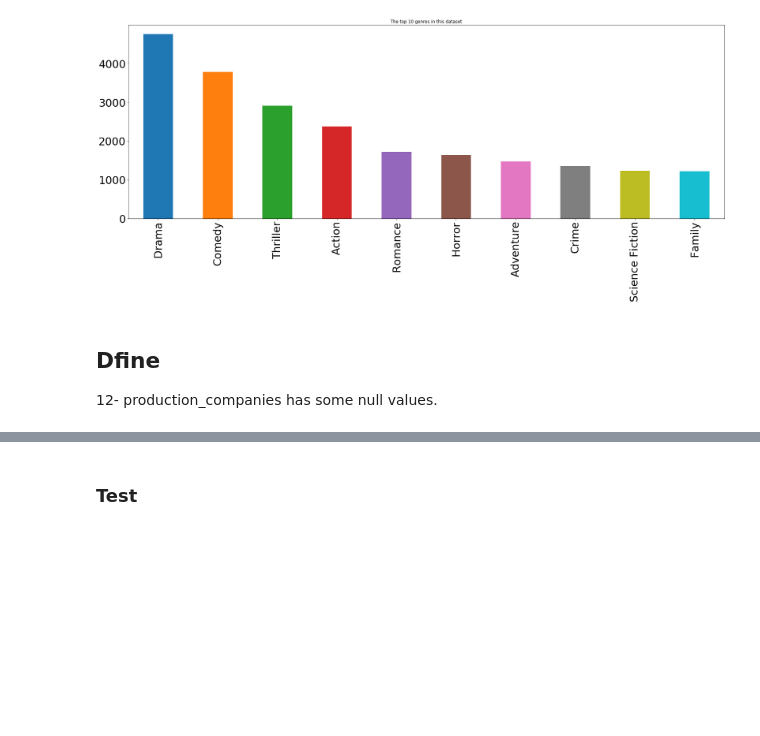
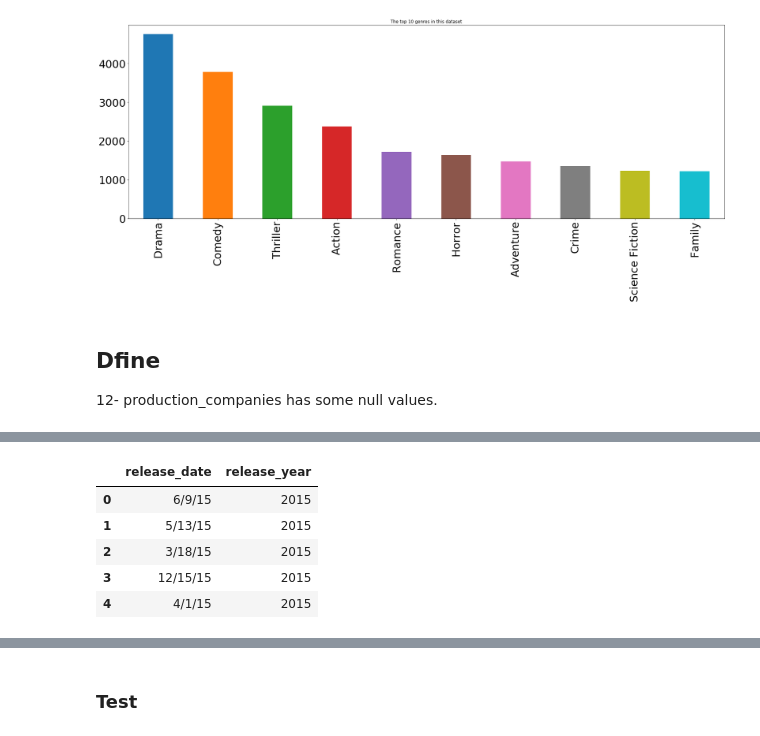
Before and after one commit to mohammed-otaibi/Investigate-a-Movies-Dataset, a Jupyter notebook: Investigate a Movies Dataset.ipynb, the cells around one changed output, grey strips where cells are left out. Saved outputs shown, nothing was run; the diff lists cells and outputs as text; code cells hidden in the pictures; blank space fills up the shorter version.

```diff
--- a/Investigate a Movies Dataset.ipynb
+++ b/Investigate a Movies Dataset.ipynb
@@ -335,0 +396,9 @@ movies.production_companies.fillna("null value", inplace=True)
+# %%
+movies[['release_date','release_year']].head()
+# %% [output]
+|  | release_date | release_year |
+| 0 | 6/9/15 | 2015 |
+| 1 | 5/13/15 | 2015 |
+| 2 | 3/18/15 | 2015 |
+| 3 | 12/15/15 | 2015 |
+| 4 | 4/1/15 | 2015 |
```
Also changed, not shown: parts of 22 cells of this notebook, 1 other file.
